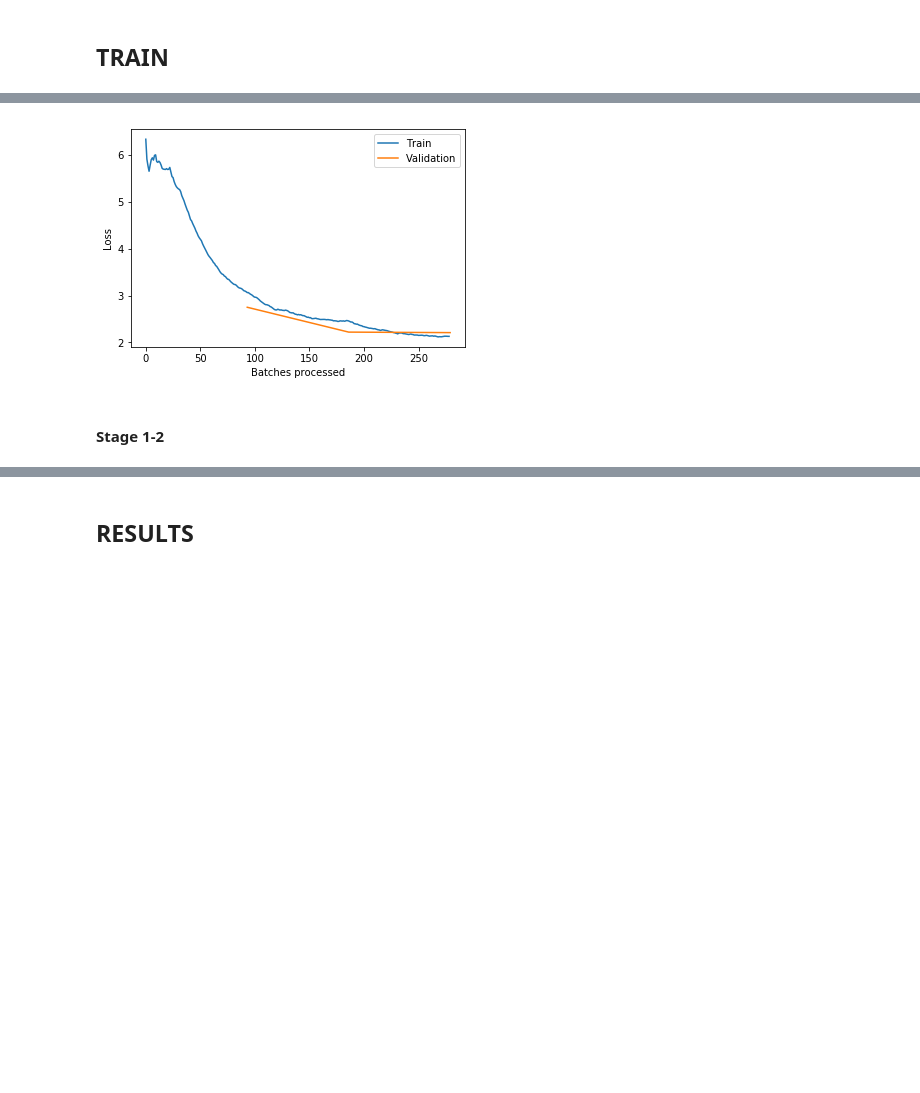
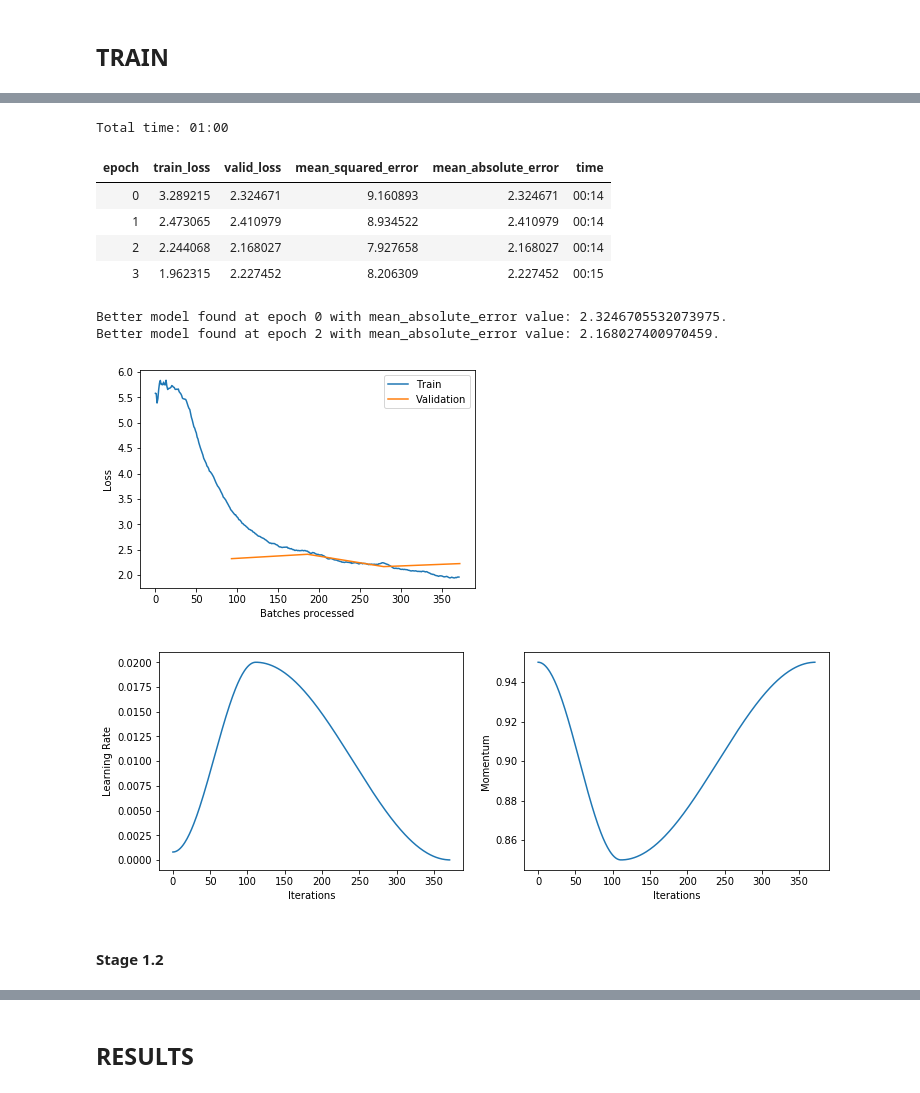
Before and after one commit to danielnbarbosa/kaggle_earthquake, a Jupyter notebook: train_v6.ipynb, the cells around one changed output, grey strips where cells are left out. Cells and saved outputs as stored; diff of their text form; code cells hidden in the pictures; blank space fills up the shorter version.

```diff
--- a/train_v6.ipynb
+++ b/train_v6.ipynb
@@ -241 +262,11 @@ Total non-trainable params: 23,454,912
+# %%
+def fit_one_cycle(learn, n_epochs, max_lr, stage):
+    learn.fit_one_cycle(n_epochs, max_lr=max_lr, callbacks=[
+        SaveModelCallback(learn,
+                          monitor='mean_absolute_error',
+                          mode='min',
+                          every='improvement',
+                          name=save_path/f'{version}-{stage}-best')])
+    learn.recorder.plot_losses()
+    learn.recorder.plot_lr(show_moms=True)
 # %% [markdown]
@@ -264 +286,16 @@ Better model found at epoch 1 with mean_absolute_error value: 2.1373753547668457
+# %%
+fit_one_cycle(learn, n_epochs, max_lr, stage)
+# %% [output]
+Total time: 01:00
+| epoch | train_loss | valid_loss | mean_squared_error | mean_absolute_error | time |
+| 0 | 3.289215 | 2.324671 | 9.160893 | 2.324671 | 00:14 |
+| 1 | 2.473065 | 2.410979 | 8.934522 | 2.410979 | 00:14 |
+| 2 | 2.244068 | 2.168027 | 7.927658 | 2.168027 | 00:14 |
+| 3 | 1.962315 | 2.227452 | 8.206309 | 2.227452 | 00:15 |
+Better model found at epoch 0 with mean_absolute_error value: 2.3246705532073975.
+Better model found at epoch 2 with mean_absolute_error value: 2.168027400970459.
+[figure, added]
+[figure, added]
+# %% [markdown]
+#### Stage 1.2
 # %%
@@ -266,6 +302,0 @@ learn.save(save_path/f'{version}-stage-1-1')
-# %%
-learn.recorder.plot_losses()
-# %% [output]
-[figure, removed]
-# %% [markdown]
-#### Stage 1-2
```
Also changed, not shown: parts of 39 cells of this notebook, 2 other files.
